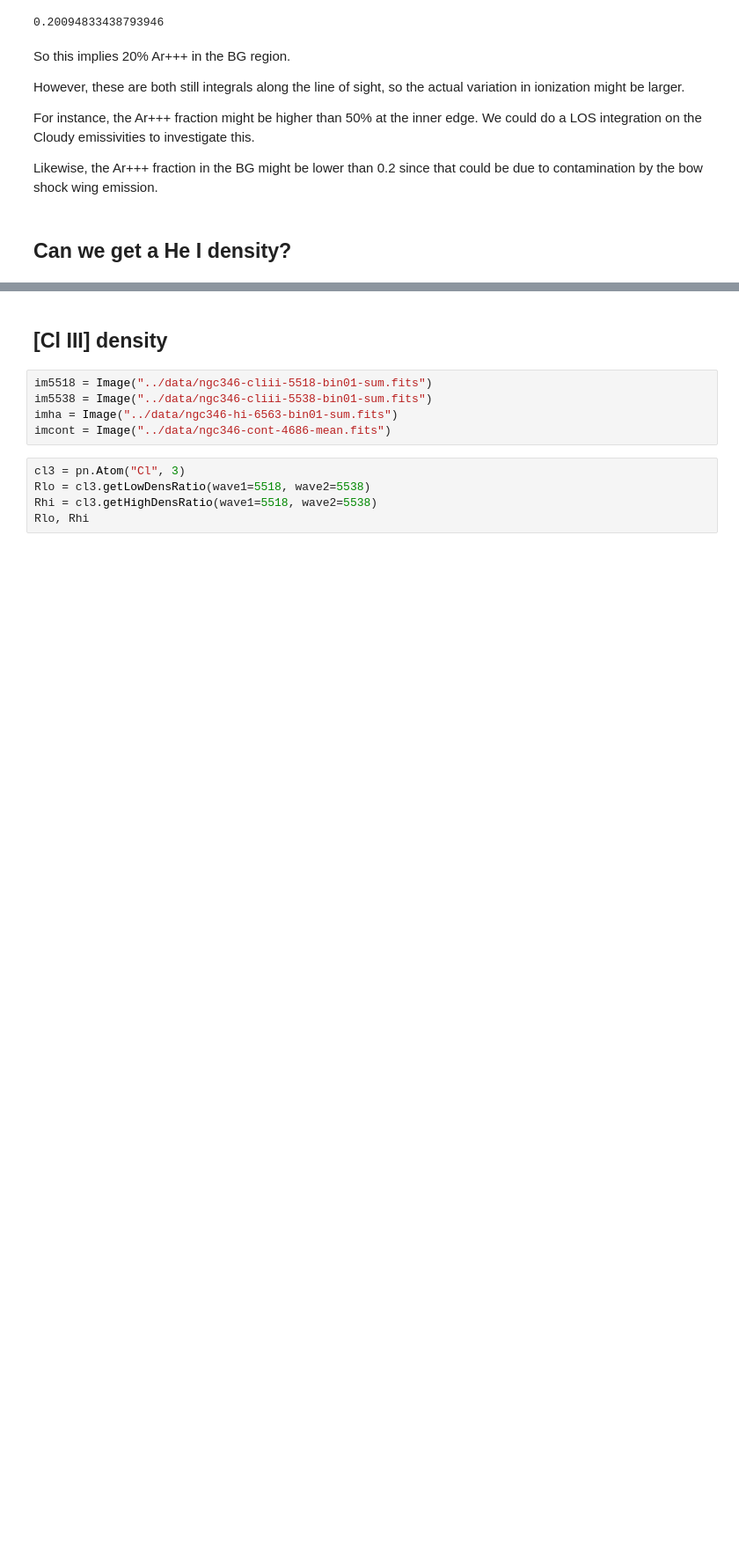
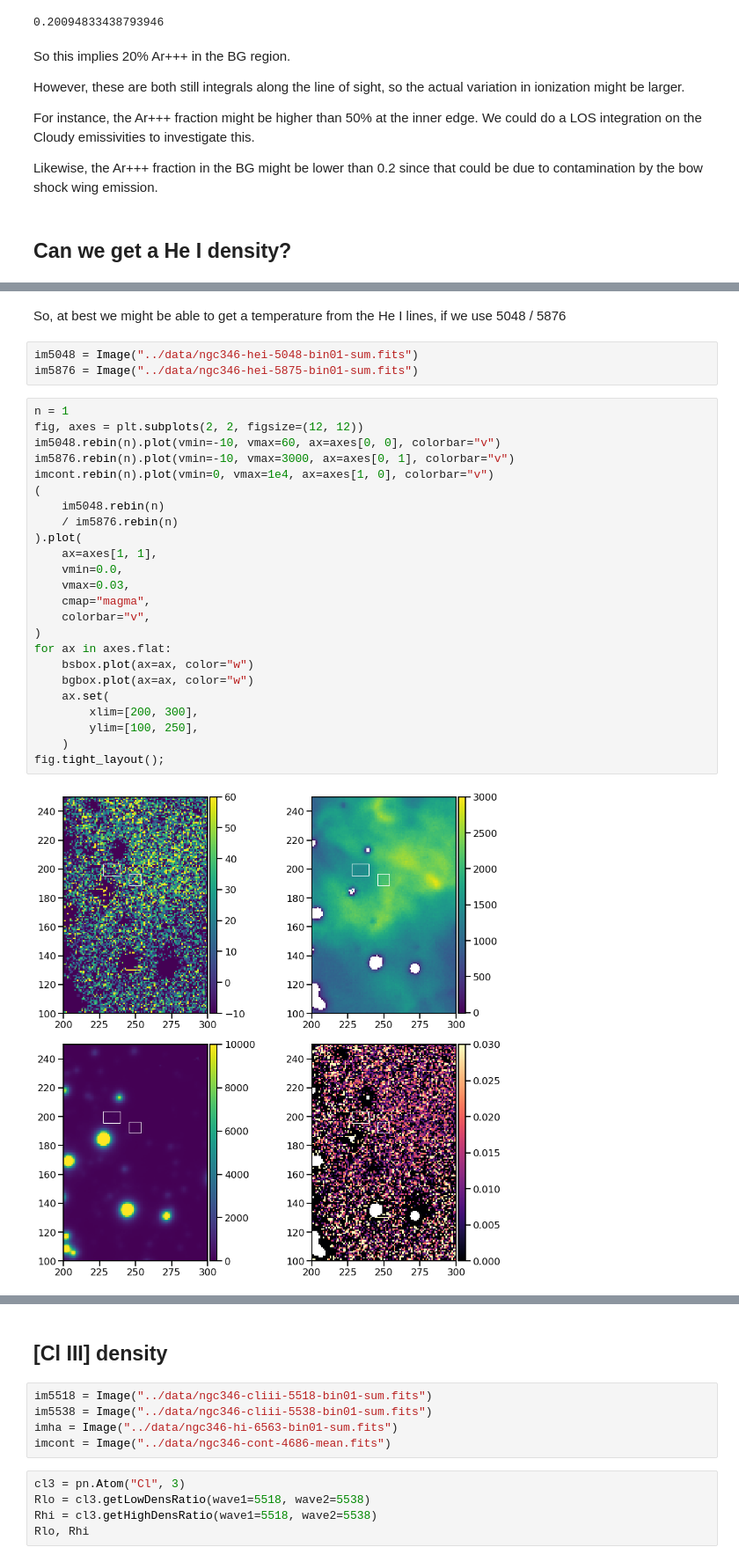
Before and after one commit to will-henney/muse-hii-regions, a Jupyter notebook: notebooks/01-02-yet-more-line-ratios.ipynb, the cells around one changed output, grey strips where cells are left out. Shown at 88% size. Drawn from its saved outputs; the diff is of its cells as text; blank space fills up the shorter version.

```diff
--- a/notebooks/01-02-yet-more-line-ratios.ipynb
+++ b/notebooks/01-02-yet-more-line-ratios.ipynb
@@ -711,0 +728,31 @@ he1.getEmissivity(tem=T0, den=dgrid, wave=5876) / he1.getEmissivity(tem=T0, den=
+# %% [markdown]
+So, at best we might be able to get a temperature from the He I lines, if we use 5048 / 5876
+# %%
+im5048 = Image("../data/ngc346-hei-5048-bin01-sum.fits")
+im5876 = Image("../data/ngc346-hei-5875-bin01-sum.fits")
+# %%
+n = 1
+fig, axes = plt.subplots(2, 2, figsize=(12, 12))
+im5048.rebin(n).plot(vmin=-10, vmax=60, ax=axes[0, 0], colorbar="v")
+im5876.rebin(n).plot(vmin=-10, vmax=3000, ax=axes[0, 1], colorbar="v")
+imcont.rebin(n).plot(vmin=0, vmax=1e4, ax=axes[1, 0], colorbar="v")
+(
+    im5048.rebin(n)
+    / im5876.rebin(n)
+).plot(
+    ax=axes[1, 1],
+    vmin=0.0,
+    vmax=0.03,
+    cmap="magma",
+    colorbar="v",
+)
+for ax in axes.flat:
+    bsbox.plot(ax=ax, color="w")
+    bgbox.plot(ax=ax, color="w")
+    ax.set(
+        xlim=[200, 300],
+        ylim=[100, 250],
+    )
+fig.tight_layout();
+# %% [output]
+[figure, added]
```
Also changed, not shown: parts of 27 cells of this notebook, 4 other files.
